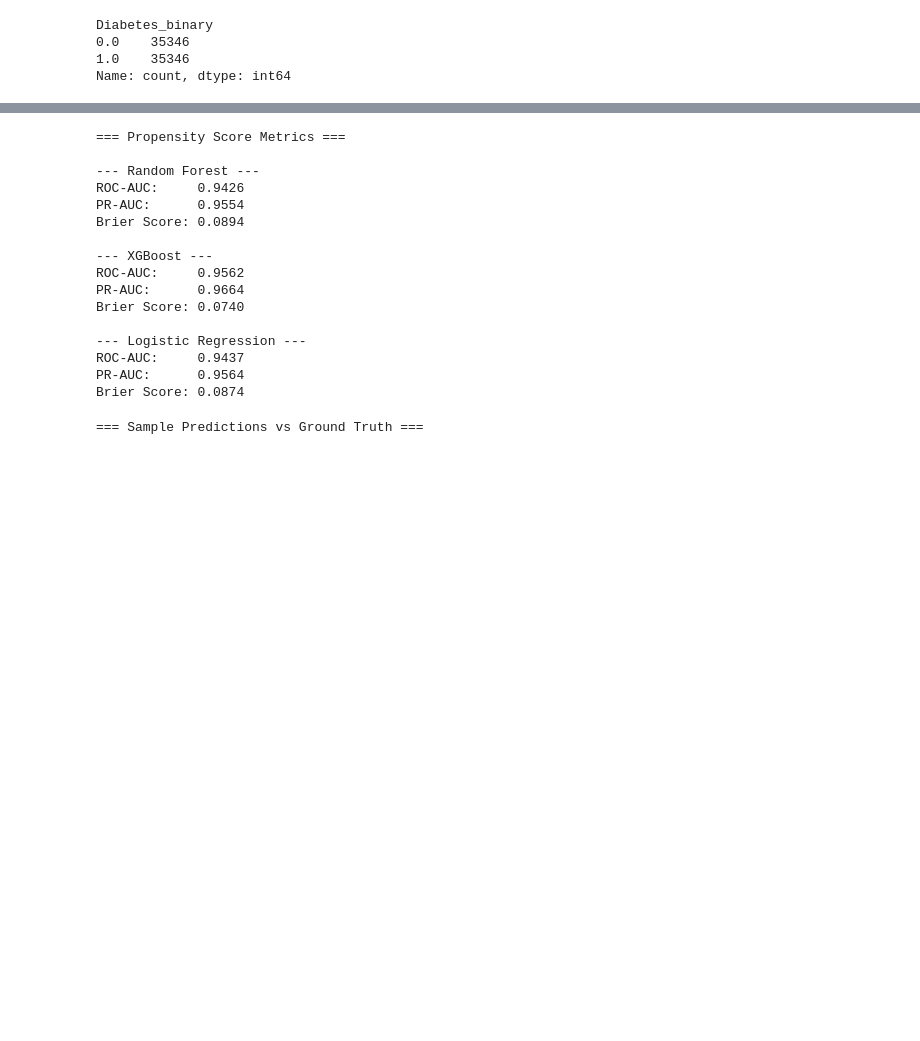
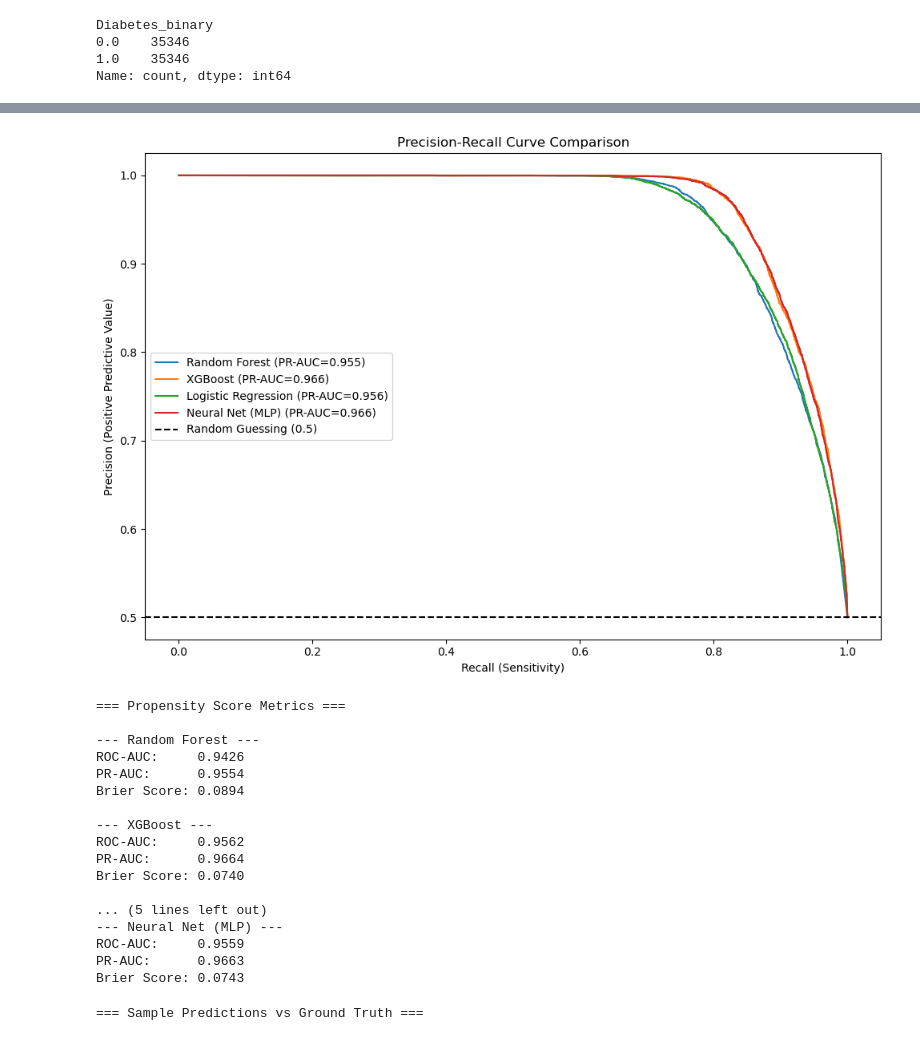
Before and after one commit to degeaja/tao-healthcare-showcase, a Jupyter notebook: laboratory_diagnostic_prediction.ipynb, the cells around one changed output, grey strips where cells are left out. Saved outputs shown, nothing was run; the diff lists cells and outputs as text; code cells hidden in the pictures; blank space fills up the shorter version.

Commit message:
added probability score + prediction for all models into notebook

```diff
--- a/laboratory_diagnostic_prediction.ipynb
+++ b/laboratory_diagnostic_prediction.ipynb
@@ -222,3 +253,49 @@ plt.show()
+# %%
+from sklearn.metrics import precision_recall_curve, average_precision_score
+
+# Force matplotlib to use standard white-background styling
+plt.style.use('default')
+
+# 2. Precision-Recall Curve for all models
+plt.figure(figsize=(10, 7), facecolor='white')
+
+# Get the current axes and force the inner background to be white
+ax = plt.gca()
+ax.set_facecolor('white')
+
+for name, model in models.items():
+    # Extract the risk scores (probabilities or decision function)
+    if hasattr(model, "predict_proba"):
+        y_score = model.predict_proba(X_test)[:, 1]
+    else:
+        y_score = model.decision_function(X_test)
+
+    # Calculate Precision, Recall, and PR-AUC
+    precision, recall, _ = precision_recall_curve(y_test, y_score)
+    pr_auc = average_precision_score(y_test, y_score)
+
+    # Plot the curve
+    plt.plot(recall, precision, label=f"{name} (PR-AUC={pr_auc:.3f})")
+
+# A baseline for PR curves is the proportion of positive cases in the test set.
+# Since you used NearMiss, your test set is 50/50, so the baseline is 0.5.
+plt.axhline(y=0.5, color='k', linestyle='--', label='Random Guessing (0.5)')
+
+# Explicitly set text colors to black
+plt.xlabel('Recall (Sensitivity)', color='black')
+plt.ylabel('Precision (Positive Predictive Value)', color='black')
+plt.title('Precision-Recall Curve Comparison', color='black')
+
+# Ensure the tick marks and borders are black
+ax.tick_params(colors='black')
+for spine in ax.spines.values():
+    spine.set_edgecolor('black')
+
+plt.legend()
+plt.tight_layout()
+plt.show()
+# %% [output]
+[figure, added]
 # %%
 # %% [markdown]
 # ## Propensity Model Evaluation
@@ -262,10 +339,11 @@ ROC-AUC:     0.9562
 PR-AUC:      0.9664
 Brier Score: 0.0740
 
---- Logistic Regression ---
-ROC-AUC:     0.9437
-PR-AUC:      0.9564
-Brier Score: 0.0874
+... (5 lines left out)
+--- Neural Net (MLP) ---
+ROC-AUC:     0.9559
+PR-AUC:      0.9663
+Brier Score: 0.0743
 # %%
 import seaborn as sns
 import matplotlib.pyplot as plt
```
Also changed, not shown: parts of 4 cells of this notebook.
